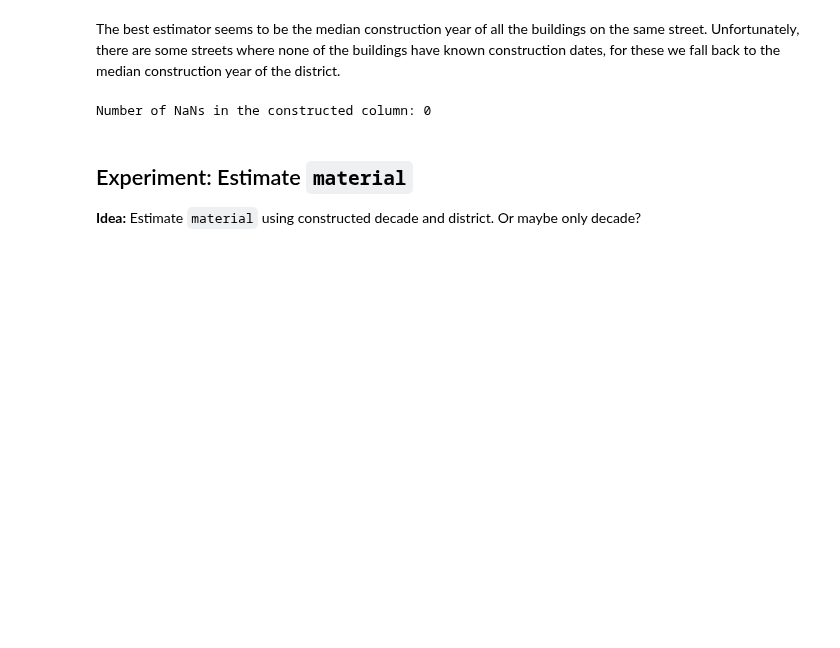
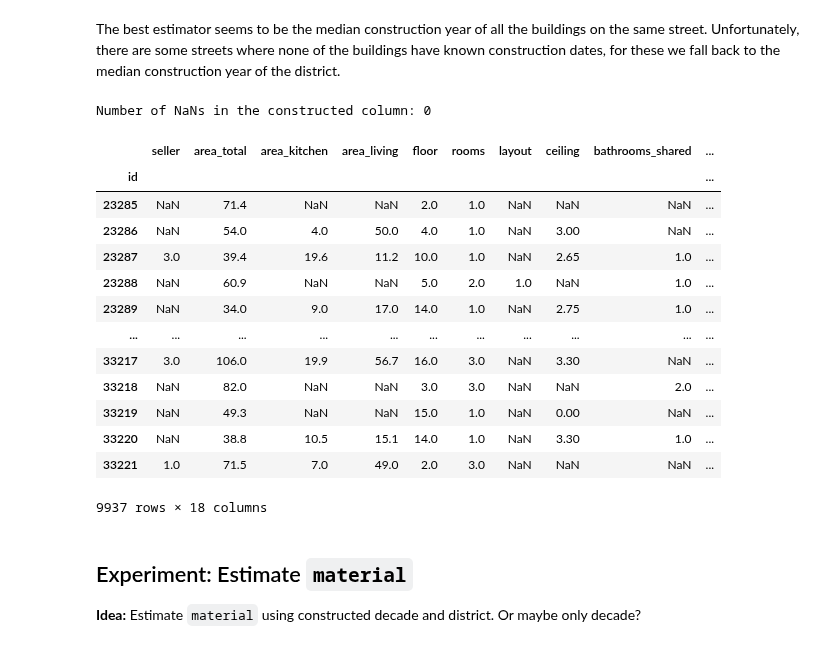
Before and after one commit to jimoskar/ml, a Jupyter notebook: project/vegard_notebook.ipynb, the cells around one changed output. Cells and saved outputs as stored; diff of their text form; code cells hidden in the pictures; blank space fills up the shorter version.

```diff
--- a/project/vegard_notebook.ipynb
+++ b/project/vegard_notebook.ipynb
@@ -427,3 +430,20 @@ Number of NaNs in the constructed column: 0
+# %%
+apartments_test
+# %% [output]
+|  | seller | area_total | area_kitchen | area_living | floor | rooms | layout | ceiling | bathrooms_shared | ... |
+| id |  |  |  |  |  |  |  |  |  | ... |
+| 23285 | NaN | 71.4 | NaN | NaN | 2.0 | 1.0 | NaN | NaN | NaN | ... |
+| 23286 | NaN | 54.0 | 4.0 | 50.0 | 4.0 | 1.0 | NaN | 3.00 | NaN | ... |
+| 23287 | 3.0 | 39.4 | 19.6 | 11.2 | 10.0 | 1.0 | NaN | 2.65 | 1.0 | ... |
+| 23288 | NaN | 60.9 | NaN | NaN | 5.0 | 2.0 | 1.0 | NaN | 1.0 | ... |
+| 23289 | NaN | 34.0 | 9.0 | 17.0 | 14.0 | 1.0 | NaN | 2.75 | 1.0 | ... |
+| ... | ... | ... | ... | ... | ... | ... | ... | ... | ... | ... |
+| 33217 | 3.0 | 106.0 | 19.9 | 56.7 | 16.0 | 3.0 | NaN | 3.30 | NaN | ... |
+| 33218 | NaN | 82.0 | NaN | NaN | 3.0 | 3.0 | NaN | NaN | 2.0 | ... |
+| 33219 | NaN | 49.3 | NaN | NaN | 15.0 | 1.0 | NaN | 0.00 | NaN | ... |
+| 33220 | NaN | 38.8 | 10.5 | 15.1 | 14.0 | 1.0 | NaN | 3.30 | 1.0 | ... |
+| 33221 | 1.0 | 71.5 | 7.0 | 49.0 | 2.0 | 3.0 | NaN | NaN | NaN | ... |
+9937 rows × 18 columns
 # %% [markdown]
 ## Experiment: Estimate `material`
 
```
Also changed, not shown: parts of 64 cells of this notebook, 1 other file.
